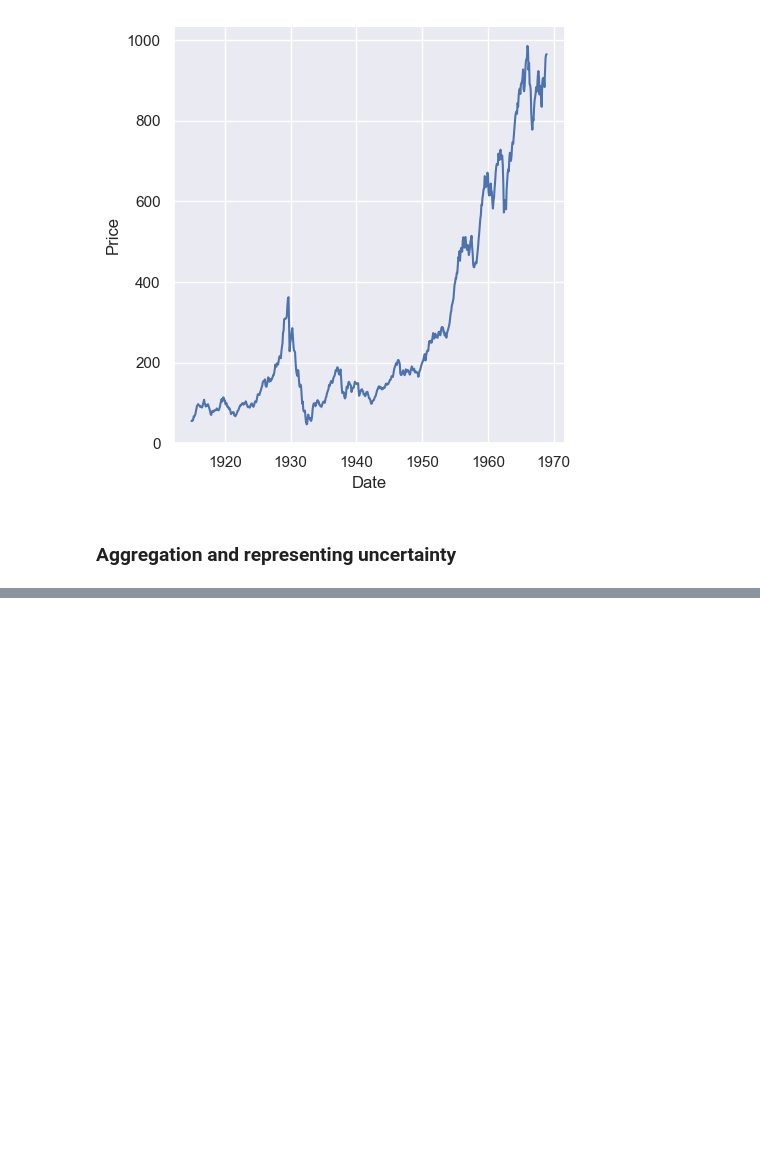
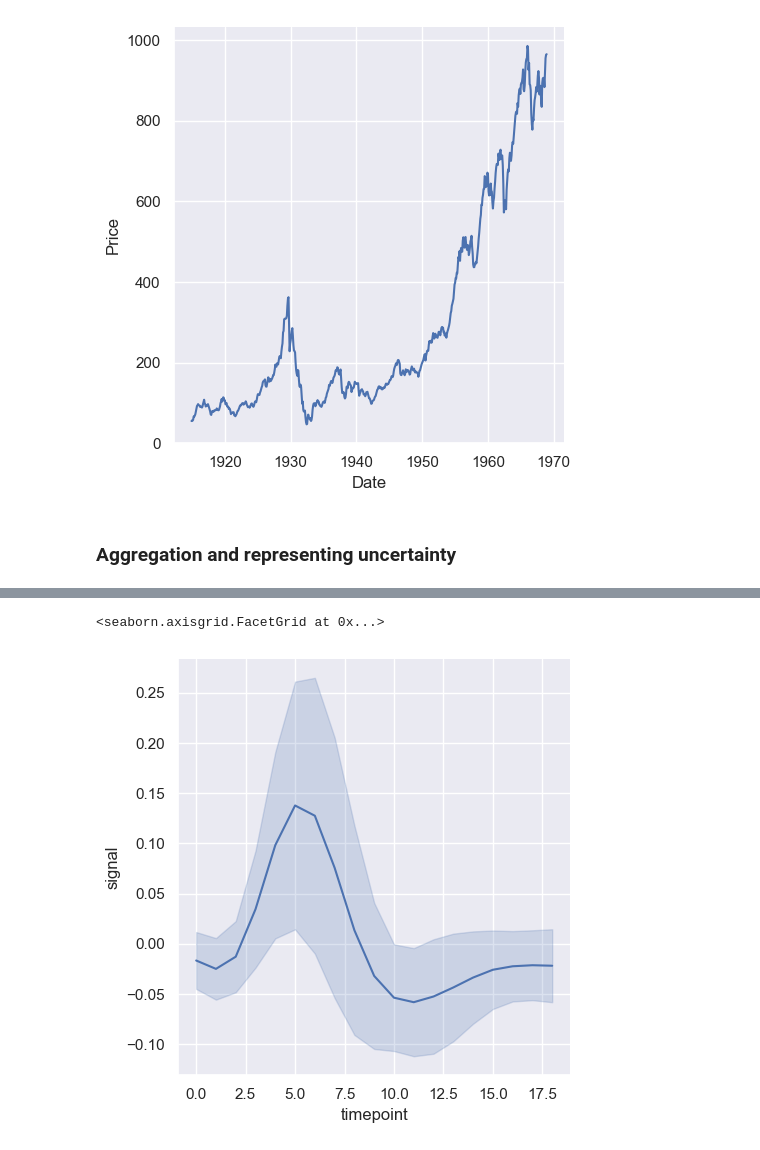
Before and after one commit to mahaksinghal/python-data-science, a Jupyter notebook: Data Analysis/seaborn library/statistical_relationship.ipynb, the cells around one changed output, grey strips where cells are left out. Saved outputs shown, nothing was run; the diff lists cells and outputs as text; code cells hidden in the pictures; blank space fills up the shorter version.

```diff
--- a/Data Analysis/seaborn library/statistical_relationship.ipynb
+++ b/Data Analysis/seaborn library/statistical_relationship.ipynb
@@ -94,0 +104,7 @@ URLError: <urlopen error [WinError 10060] A connection attempt failed because th
+# %%
+sns.relplot(data=fmri, x='timepoint', kind='line',
+             y='signal', errorbar= 'sd')
+#  errorbar= 'sd' means standard deviation
+# %% [output]
+<seaborn.axisgrid.FacetGrid at 0x...>
+[figure, added]
```
Also changed, not shown: parts of 28 cells of this notebook, 2 other files.
